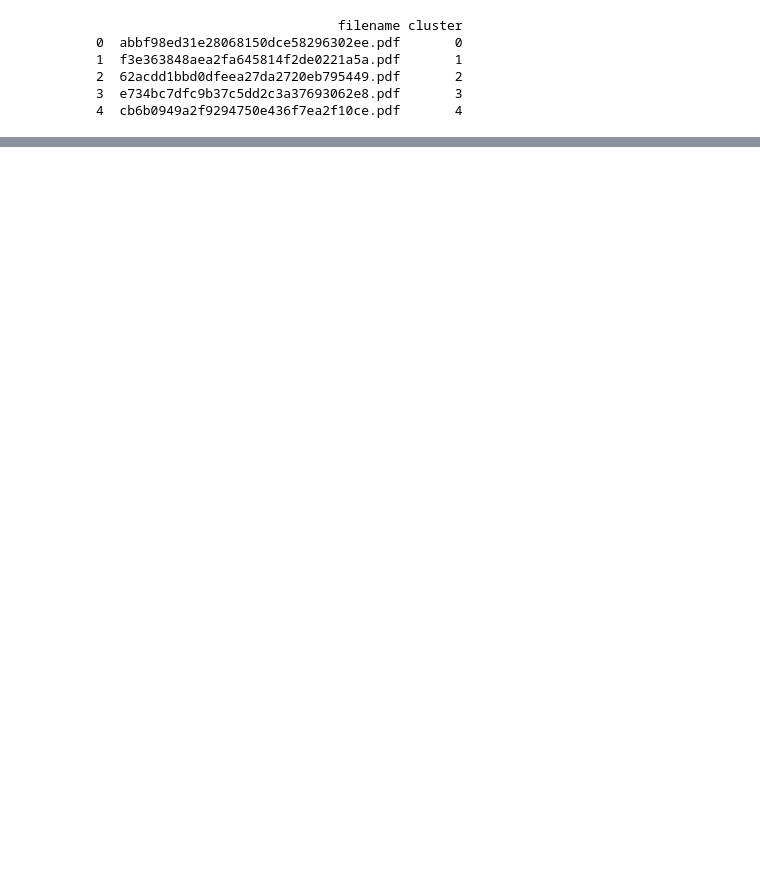
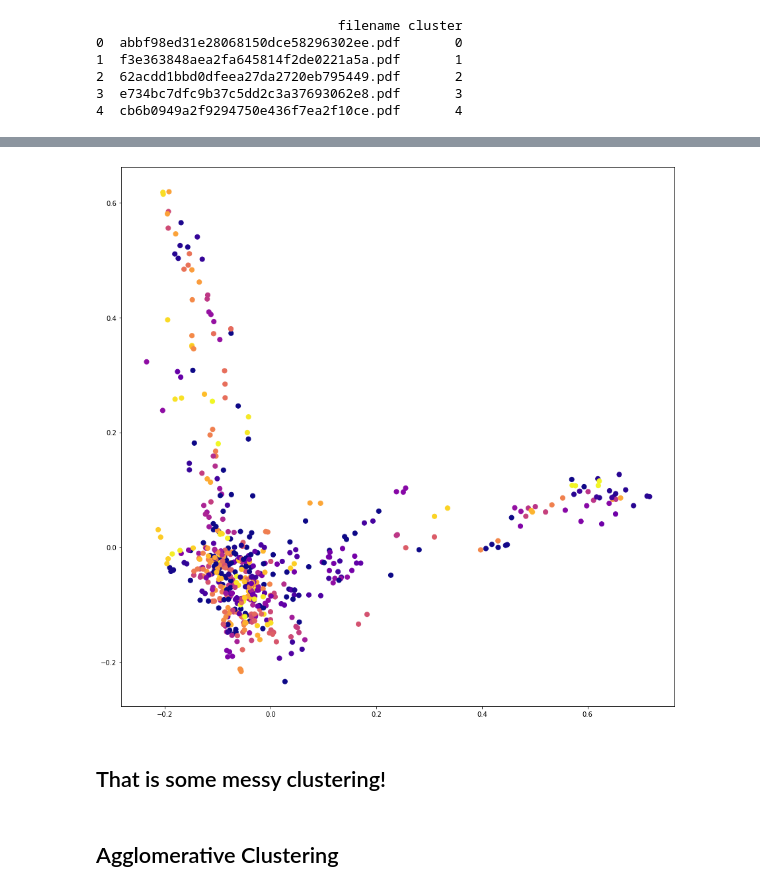
Before and after one commit to kristof-becode/Document-Clustering, a Jupyter notebook: Vectorizing.ipynb, the cells around one changed output, grey strips where cells are left out. Cells and saved outputs as stored; diff of their text form; code cells hidden in the pictures; blank space fills up the shorter version.

```diff
--- a/Vectorizing.ipynb
+++ b/Vectorizing.ipynb
@@ -116,17 +174,0 @@ plt.show()
-# %%
-#define vectorizer parameters
-tfidf_vectorizer = TfidfVectorizer(max_df= 0.8, min_df= 0.2,max_features=1000, stop_words=None,use_idf=True, tokenizer=tokenize_lem)#, ngram_range=(1,3))
-X = kleister['text_tesseract'] #max_df= 0.8, min_df= 0.2, max_df= 0.95, min_df= 0.05,
-tfidf_matrix = tfidf_vectorizer.fit_transform(X) #fit the vectorizer
-
-print(tfidf_matrix.toarray())
-df1 = pd.DataFrame(tfidf_matrix.toarray(), columns=tfidf_vectorizer.get_feature_names())
-print(df1)
-
-print(tfidf_matrix.shape)
-terms = tfidf_vectorizer.get_feature_names()
-#print(terms)
-print(tfidf_vectorizer.vocabulary_)
-print(len(tfidf_vectorizer.vocabulary_))
-X_reduced = tfidf_matrix
-#print(kleister.head())
@@ -180,6 +208,6 @@ print(kl)
 # %%
-dbscan = DBSCAN(eps=0.75, min_samples=2)
-dbscan.fit_predict(tfidf_matrix)
+dbscan = DBSCAN(eps=0.85, min_samples=2)
+dbscan.fit_predict(X)
 print(dbscan.labels_)
-print(f"silhouette score = {silhouette_score(tfidf_matrix ,dbscan.labels_)}")
+print(f"silhouette score = {silhouette_score(X, dbscan.labels_)}")
 # %% [output]
@@ -294,0 +327,5 @@ check.to_csv('/home/becode/AI/Data/Faktion/check.csv')
+# %%
+pca = PCA(n_components=2) # call PCA -> reduce to 2 dimensions
+dense = X.todense() # convert sparse to dense matrix
+X_reduced = pca.fit_transform(dense) # reduce dimensionality vector matrix
+print(X_reduced)
@@ -294,0 +351,11 @@ check.to_csv('/home/becode/AI/Data/Faktion/check.csv')
+# %%
+#plt.scatter(newdf['X0'],newdf['X1'],c=list, cmap='plasma')
+plt.figure(figsize=(15,15))
+plt.scatter(X_reduced[:,0],X_reduced[:,1], s=60, c=list, cmap='plasma')
+plt.show()
+# %% [output]
+[figure, added]
+# %% [markdown]
+## That is some messy clustering!
+# %% [markdown]
+## Agglomerative Clustering
```
Also changed, not shown: parts of 36 cells of this notebook.
